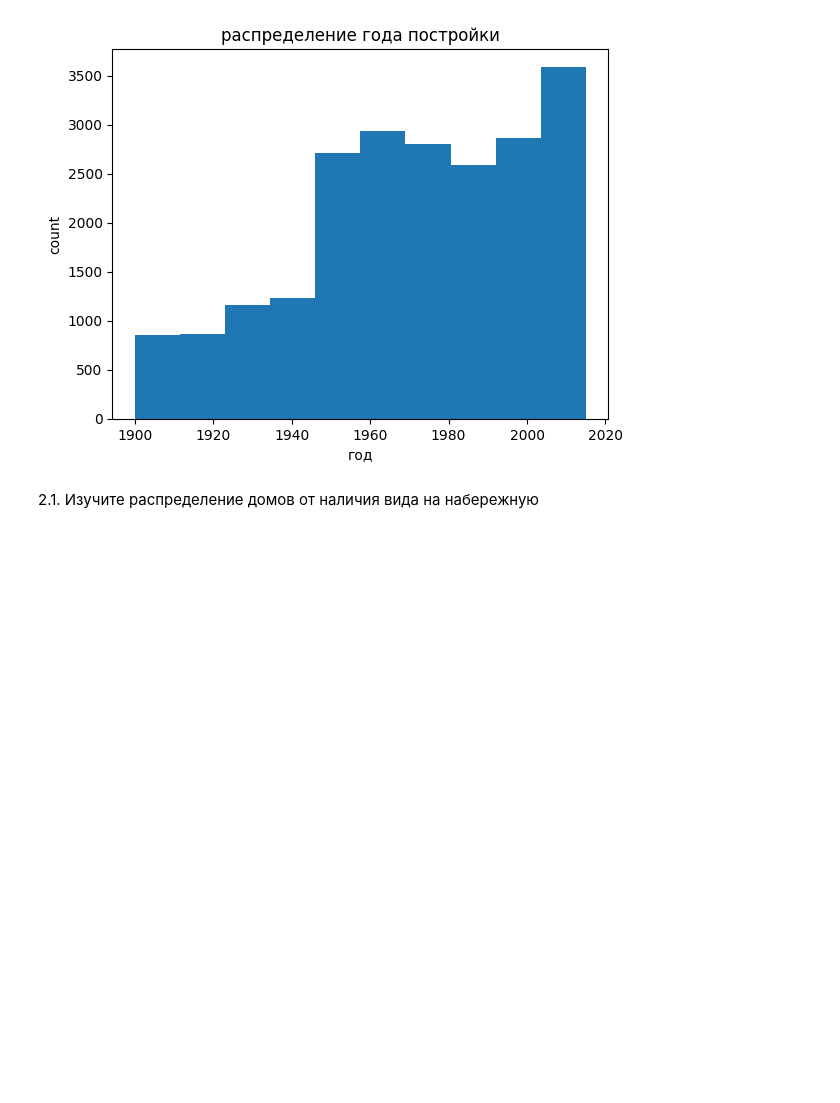
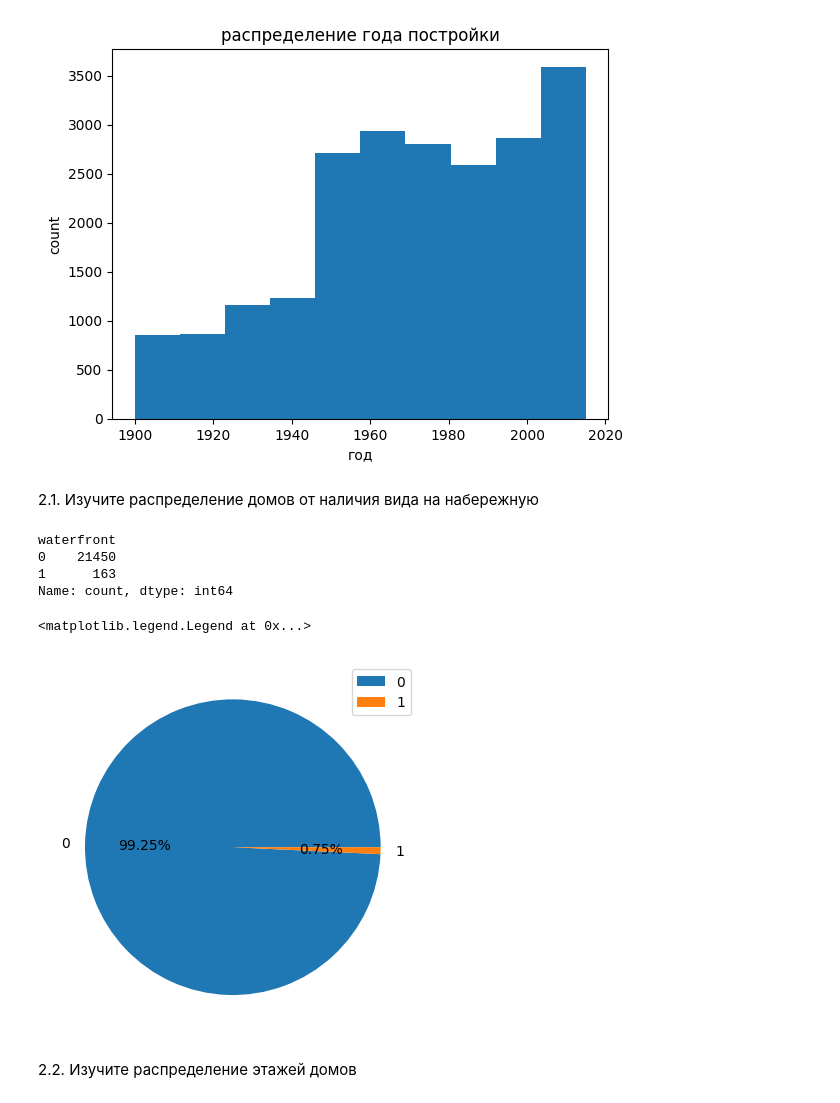
Before and after one commit to Iriska123/final_test_analitics, a Jupyter notebook: task.ipynb, the cells around one changed output. Saved outputs shown, nothing was run; the diff lists cells and outputs as text; code cells hidden in the pictures; blank space fills up the shorter version.

```diff
--- a/task.ipynb
+++ b/task.ipynb
@@ -52,3 +52,19 @@ Text(0.5, 1.0, 'распределение года постройки')
 [figure]
 # %% [markdown]
 2.1. Изучите распределение домов от наличия вида на набережную
+# %%
+data = df['waterfront'].value_counts()
+data
+# %% [output]
+waterfront
+0    21450
+1      163
+Name: count, dtype: int64
+# %%
+plt.pie(data.values, labels=data.index, autopct='%1.2f%%')
+plt.legend(data.index)
+# %% [output]
+<matplotlib.legend.Legend at 0x...>
+[figure, added]
+# %% [markdown]
+2.2. Изучите распределение этажей домов
```
Also changed, not shown: parts of 8 cells of this notebook.
